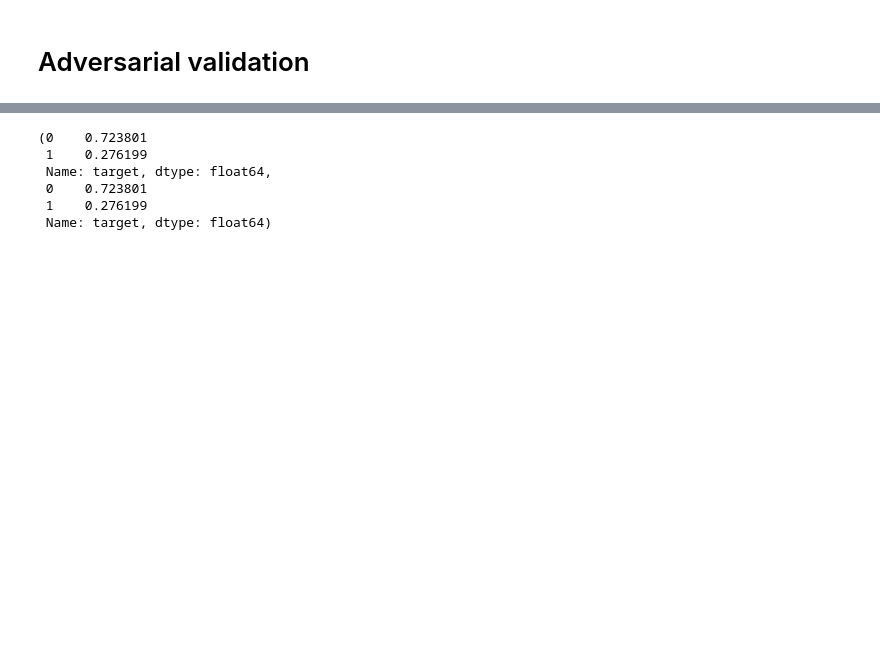
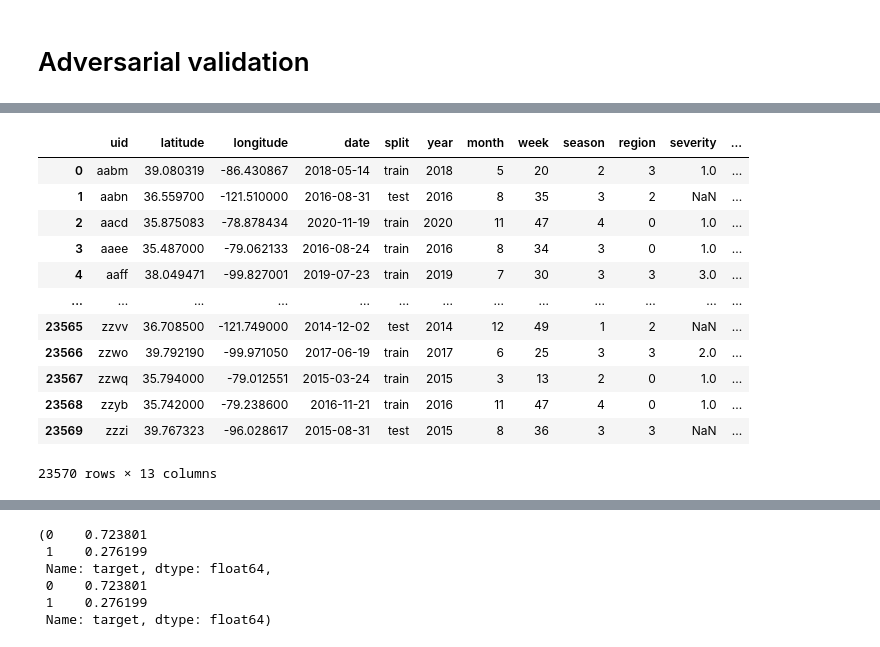
Before and after one commit to k-loki/Algal-bloom-Identification, a Jupyter notebook: notebooks/mt_data_again.ipynb, the cells around one changed output, grey strips where cells are left out. Cells and saved outputs as stored; diff of their text form; code cells hidden in the pictures; blank space fills up the shorter version.

```diff
--- a/notebooks/mt_data_again.ipynb
+++ b/notebooks/mt_data_again.ipynb
@@ -652 +629,26 @@ drop_cols
+# %%
+# is test data really differnt from train data
+
+df_ = data.copy(deep=True)
+
+df_['target'] = df_.split.map({'train': 0, 'test': 1})
+df_['target'] = df_.target.astype('int')
+df_.week = df_.week.astype('int')
+df_.region = df_.region.map(reg_map)
+
+df_
+# %% [output]
+|  | uid | latitude | longitude | date | split | year | month | week | season | region | severity | ... |
+| 0 | aabm | 39.080319 | -86.430867 | 2018-05-14 | train | 2018 | 5 | 20 | 2 | 3 | 1.0 | ... |
+| 1 | aabn | 36.559700 | -121.510000 | 2016-08-31 | test | 2016 | 8 | 35 | 3 | 2 | NaN | ... |
+| 2 | aacd | 35.875083 | -78.878434 | 2020-11-19 | train | 2020 | 11 | 47 | 4 | 0 | 1.0 | ... |
+| 3 | aaee | 35.487000 | -79.062133 | 2016-08-24 | train | 2016 | 8 | 34 | 3 | 0 | 1.0 | ... |
+| 4 | aaff | 38.049471 | -99.827001 | 2019-07-23 | train | 2019 | 7 | 30 | 3 | 3 | 3.0 | ... |
+| ... | ... | ... | ... | ... | ... | ... | ... | ... | ... | ... | ... | ... |
+| 23565 | zzvv | 36.708500 | -121.749000 | 2014-12-02 | test | 2014 | 12 | 49 | 1 | 2 | NaN | ... |
+| 23566 | zzwo | 39.792190 | -99.971050 | 2017-06-19 | train | 2017 | 6 | 25 | 3 | 3 | 2.0 | ... |
+| 23567 | zzwq | 35.794000 | -79.012551 | 2015-03-24 | train | 2015 | 3 | 13 | 2 | 0 | 1.0 | ... |
+| 23568 | zzyb | 35.742000 | -79.238600 | 2016-11-21 | train | 2016 | 11 | 47 | 4 | 0 | 1.0 | ... |
+| 23569 | zzzi | 39.767323 | -96.028617 | 2015-08-31 | test | 2015 | 8 | 36 | 3 | 3 | NaN | ... |
+23570 rows × 13 columns
 # %%
```
Also changed, not shown: parts of 18 cells of this notebook.
